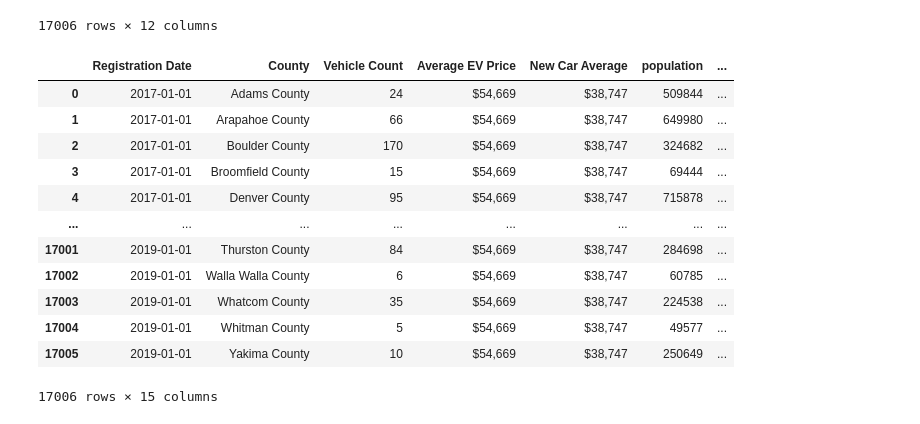
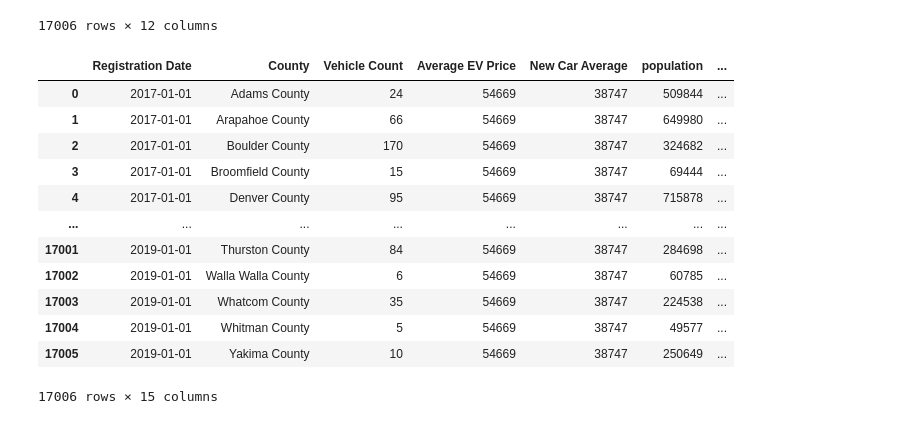
Before and after one commit to shakesy94/ev_adoption_ml, a Jupyter notebook: Preprocessing and Featurization.ipynb, the cells around one changed output. Cells and saved outputs as stored; diff of their text form; code cells hidden in the pictures.

Commit message:
fixed car price

```diff
--- a/Preprocessing and Featurization.ipynb
+++ b/Preprocessing and Featurization.ipynb
@@ -277,46 +277,46 @@ predict_label = 'Vehicle Count'
 
 # Drop zip code since it would increase the number of features by ~4k
 # also zip code is highly correlated to population and income
 # Drop registration date since we will change to Unix timestamps
 drop_col = ['County', 'Registration Date']
 
 # Assemble Categorical Variables
 cat_var = ['State', 'Drivetrain Type']
 for cat in cat_var:
     # Get dummy variables for cat
     dummy_var = df[cat].unique()
     dummy_var = dummy_var[1:]
 
     # create df w/ one hot cat features
     df_cat = pd.get_dummies(df[cat], drop_first=True)
 
     # drop original
     df = df.drop([cat], axis=1)
 
     # concatenate
     df = pd.concat([df, df_cat], axis=1)
 
 # Add Unix timestamp
 df['Unix Time'] = df['Registration Date'].apply(lambda x: x.timestamp())
 
 # Convert $ price into integer
-#df['Average EV Price'] = df['Average EV Price'].str.replace('$','').str.replace(',','').astype(int)
-#df['New Car Average'] = df['New Car Average'].str.replace('$','').str.replace(',','').astype(int)
+df['Average EV Price'] = df['Average EV Price'].str.replace('$','').str.replace(',','').astype(int)
+df['New Car Average'] = df['New Car Average'].str.replace('$','').str.replace(',','').astype(int)
 
 df
 # %% [output]
 |  | Registration Date | County | Vehicle Count | Average EV Price | New Car Average | population | ... |
-| 0 | 2017-01-01 | Adams County | 24 | $54,669 | $38,747 | 509844 | ... |
-| 1 | 2017-01-01 | Arapahoe County | 66 | $54,669 | $38,747 | 649980 | ... |
-| 2 | 2017-01-01 | Boulder County | 170 | $54,669 | $38,747 | 324682 | ... |
-| 3 | 2017-01-01 | Broomfield County | 15 | $54,669 | $38,747 | 69444 | ... |
-| 4 | 2017-01-01 | Denver County | 95 | $54,669 | $38,747 | 715878 | ... |
+| 0 | 2017-01-01 | Adams County | 24 | 54669 | 38747 | 509844 | ... |
+| 1 | 2017-01-01 | Arapahoe County | 66 | 54669 | 38747 | 649980 | ... |
+| 2 | 2017-01-01 | Boulder County | 170 | 54669 | 38747 | 324682 | ... |
+| 3 | 2017-01-01 | Broomfield County | 15 | 54669 | 38747 | 69444 | ... |
+| 4 | 2017-01-01 | Denver County | 95 | 54669 | 38747 | 715878 | ... |
 | ... | ... | ... | ... | ... | ... | ... | ... |
-| 17001 | 2019-01-01 | Thurston County | 84 | $54,669 | $38,747 | 284698 | ... |
-| 17002 | 2019-01-01 | Walla Walla County | 6 | $54,669 | $38,747 | 60785 | ... |
-| 17003 | 2019-01-01 | Whatcom County | 35 | $54,669 | $38,747 | 224538 | ... |
-| 17004 | 2019-01-01 | Whitman County | 5 | $54,669 | $38,747 | 49577 | ... |
-| 17005 | 2019-01-01 | Yakima County | 10 | $54,669 | $38,747 | 250649 | ... |
+| 17001 | 2019-01-01 | Thurston County | 84 | 54669 | 38747 | 284698 | ... |
+| 17002 | 2019-01-01 | Walla Walla County | 6 | 54669 | 38747 | 60785 | ... |
+| 17003 | 2019-01-01 | Whatcom County | 35 | 54669 | 38747 | 224538 | ... |
+| 17004 | 2019-01-01 | Whitman County | 5 | 54669 | 38747 | 49577 | ... |
+| 17005 | 2019-01-01 | Yakima County | 10 | 54669 | 38747 | 250649 | ... |
 17006 rows × 15 columns
 # %%
 # Get labels of all features
```
Also changed, not shown: 3 other files.
